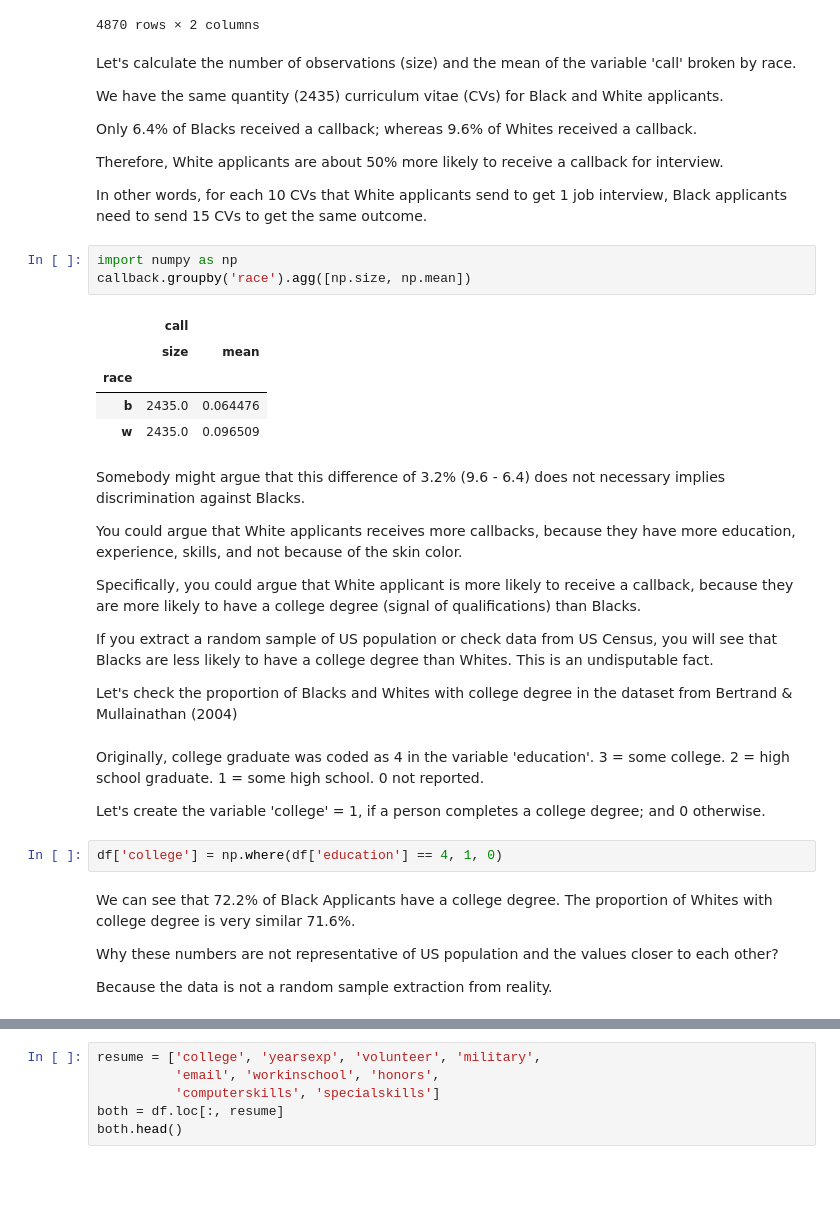
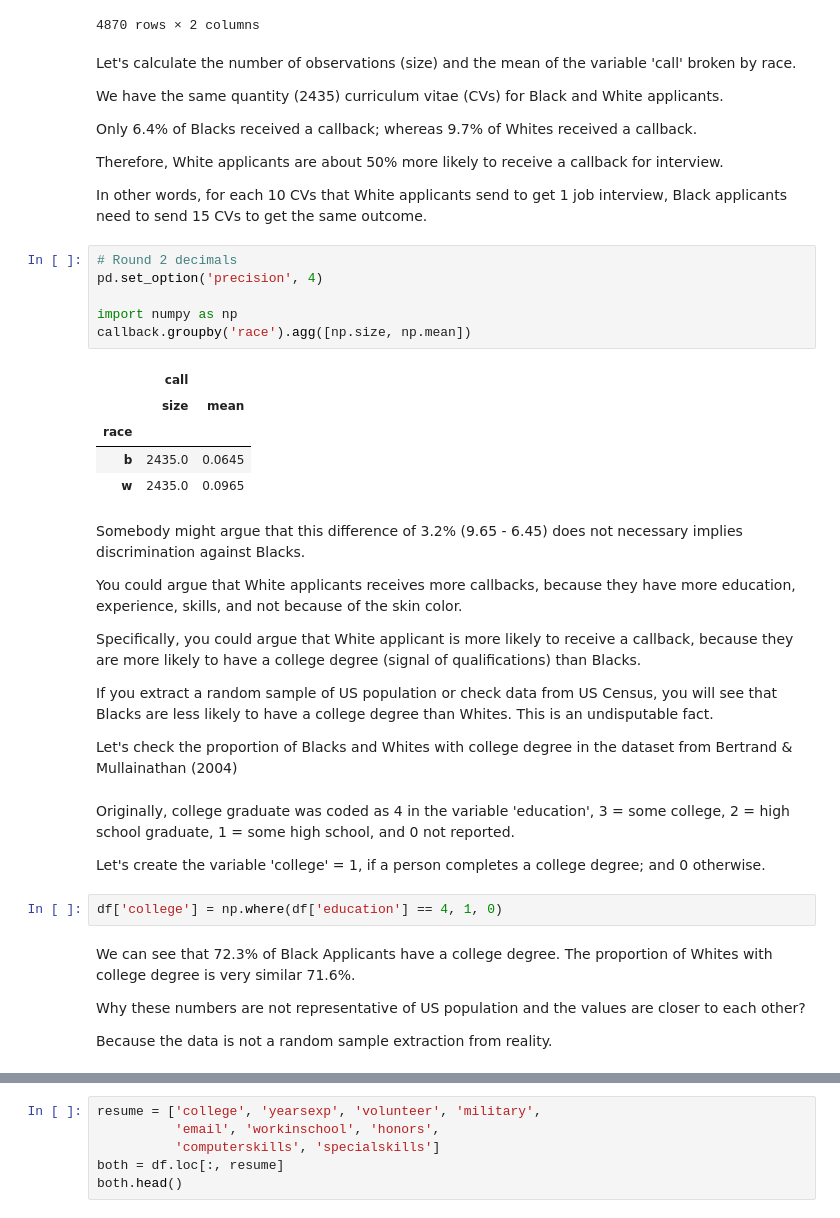
Before and after one commit to causal-methods/Book, a Jupyter notebook: _sources/2)_Does_a_White_Sounding_Name_Help_to_Get_Job_Interview.ipynb, the cells around one changed output, grey strips where cells are left out. Cells and saved outputs as stored; diff of their text form; blank space fills up the shorter version.

```diff
--- a/_sources/2)_Does_a_White_Sounding_Name_Help_to_Get_Job_Interview.ipynb
+++ b/_sources/2)_Does_a_White_Sounding_Name_Help_to_Get_Job_Interview.ipynb
@@ -48,22 +47,25 @@ Let's calculate the number of observations (size) and the mean of the variable '
 
 We have the same quantity (2435) curriculum vitae (CVs) for Black and White applicants.
 
-Only 6.4% of Blacks received a callback; whereas 9.6% of Whites received a callback.
+Only 6.4% of Blacks received a callback; whereas 9.7% of Whites received a callback.
 
 Therefore, White applicants are about 50% more likely to receive a callback for interview.
 
 In other words, for each 10 CVs that White applicants send to get 1 job interview, Black applicants need to send 15 CVs to get the same outcome.
 # %%
+# Round 2 decimals
+pd.set_option('precision', 4)
+
 import numpy as np
 callback.groupby('race').agg([np.size, np.mean])
 # %% [output]
 |  | call |  |
 |  | size | mean |
 | race |  |  |
-| b | 2435.0 | 0.064476 |
-| w | 2435.0 | 0.096509 |
+| b | 2435.0 | 0.0645 |
+| w | 2435.0 | 0.0965 |
 # %% [markdown]
-Somebody might argue that this difference of 3.2% (9.6 - 6.4) does not necessary implies discrimination against Blacks.
+Somebody might argue that this difference of 3.2% (9.65 - 6.45) does not necessary implies discrimination against Blacks.
 
 You could argue that White applicants receives more callbacks, because they have more education, experience, skills, and not because of the skin color.
 
@@ -73,15 +75,15 @@ If you extract a random sample of US population or check data from US Census, yo
 
 Let's check the proportion of Blacks and Whites with college degree in the dataset from Bertrand & Mullainathan (2004)
 # %% [markdown]
-Originally, college graduate was coded as 4 in the variable 'education'. 3 = some college. 2 = high school graduate. 1 = some high school. 0 not reported.
+Originally, college graduate was coded as 4 in the variable 'education', 3 = some college, 2 = high school graduate, 1 = some high school, and 0 not reported.
 
 Let's create the variable 'college' = 1, if a person completes a college degree; and 0 otherwise.
 # %%
 df['college'] = np.where(df['education'] == 4, 1, 0)
 # %% [markdown]
-We can see that 72.2% of Black Applicants have a college degree. The proportion of Whites with college degree is very similar 71.6%.
+We can see that 72.3% of Black Applicants have a college degree. The proportion of Whites with college degree is very similar 71.6%.
 
-Why these numbers are not representative of US population and the values closer to each other?
+Why these numbers are not representative of US population and the values are closer to each other?
 
 Because the data is not a random sample extraction from reality.
 # %%
```
Also changed, not shown: parts of 14 cells of this notebook, 13 other files.
